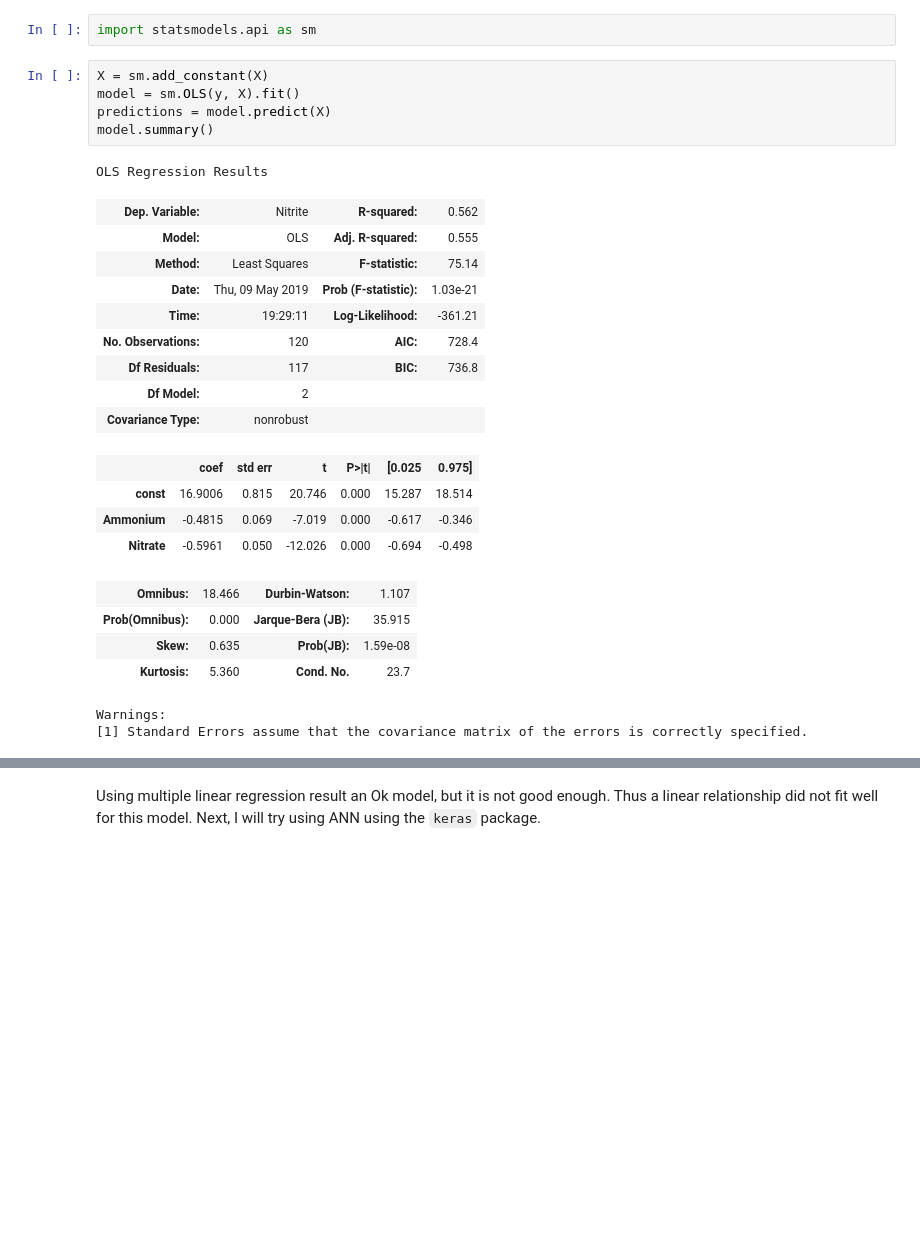
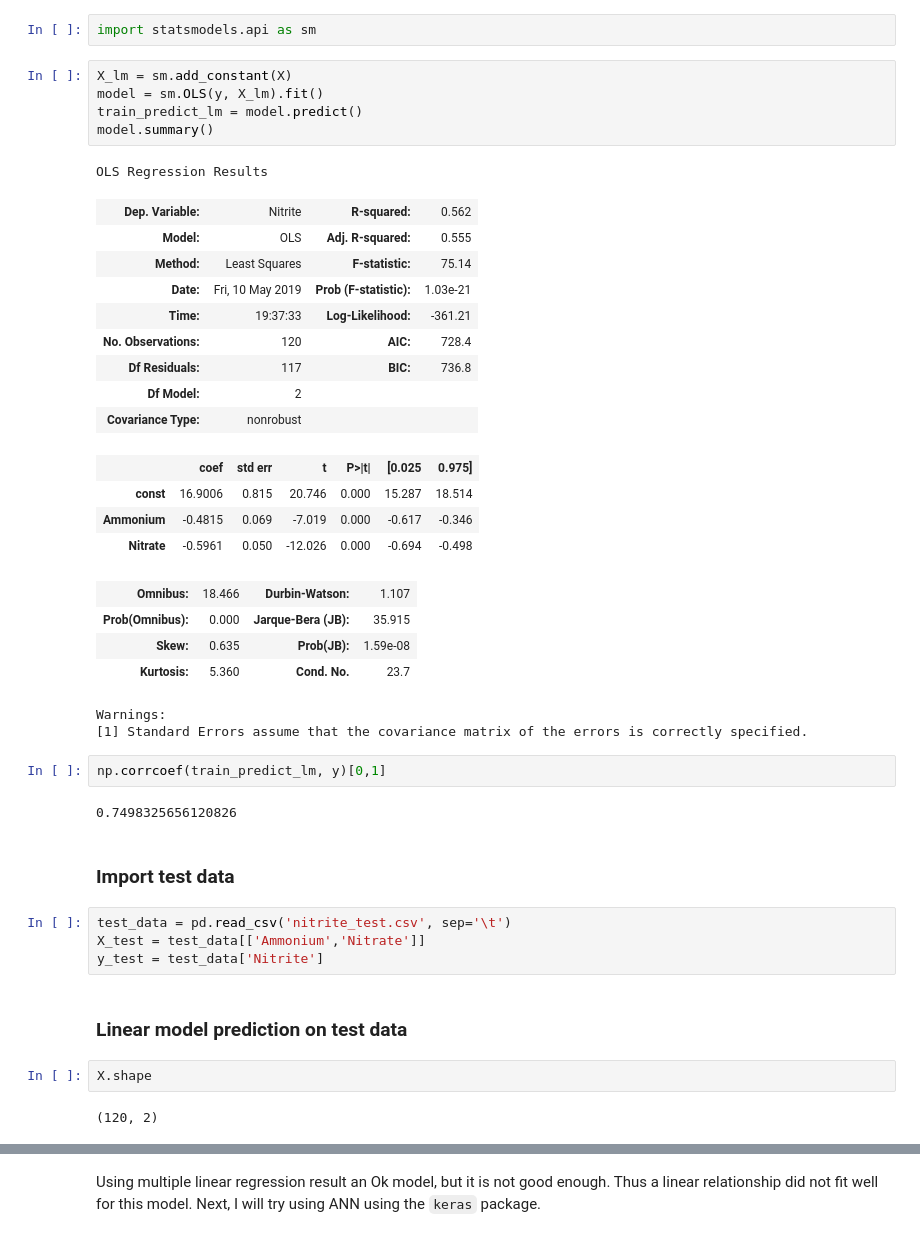
Before and after one commit to zerualem/Machine-learning-project, a Jupyter notebook: Nitrite-prediction-ann-gam/nitrite regression.ipynb, the cells around one changed output, grey strips where cells are left out. Cells and saved outputs as stored; diff of their text form; blank space fills up the shorter version.

```diff
--- a/Nitrite-prediction-ann-gam/nitrite regression.ipynb
+++ b/Nitrite-prediction-ann-gam/nitrite regression.ipynb
@@ -35,17 +41,17 @@ Before we jump to using ANN, let us try fit a multiple linear regression model a
 # %%
 import statsmodels.api as sm
 # %%
-X = sm.add_constant(X)
-model = sm.OLS(y, X).fit()
-predictions = model.predict(X)
+X_lm = sm.add_constant(X)
+model = sm.OLS(y, X_lm).fit()
+train_predict_lm = model.predict()
 model.summary()
 # %% [output]
 OLS Regression Results
 | Dep. Variable: | Nitrite | R-squared: | 0.562 |
 | Model: | OLS | Adj. R-squared: | 0.555 |
 | Method: | Least Squares | F-statistic: | 75.14 |
-| Date: | Thu, 09 May 2019 | Prob (F-statistic): | 1.03e-21 |
-| Time: | 19:29:11 | Log-Likelihood: | -361.21 |
+| Date: | Fri, 10 May 2019 | Prob (F-statistic): | 1.03e-21 |
+| Time: | 19:37:33 | Log-Likelihood: | -361.21 |
 | No. Observations: | 120 | AIC: | 728.4 |
 | Df Residuals: | 117 | BIC: | 736.8 |
 | Df Model: | 2 |  |  |
@@ -60,3 +66,19 @@ OLS Regression Results
 | Kurtosis: | 5.360 | Cond. No. | 23.7 |
 Warnings:
 [1] Standard Errors assume that the covariance matrix of the errors is correctly specified.
+# %%
+np.corrcoef(train_predict_lm, y)[0,1]
+# %% [output]
+0.7498325656120826
+# %% [markdown]
+### Import test data
+# %%
+test_data = pd.read_csv('nitrite_test.csv', sep='\t')
+X_test = test_data[['Ammonium','Nitrate']]
+y_test = test_data['Nitrite']
+# %% [markdown]
+### Linear model prediction on test  data
+# %%
+X.shape
+# %% [output]
+(120, 2)
```
Also changed, not shown: parts of 10 cells of this notebook, 10 other files.
